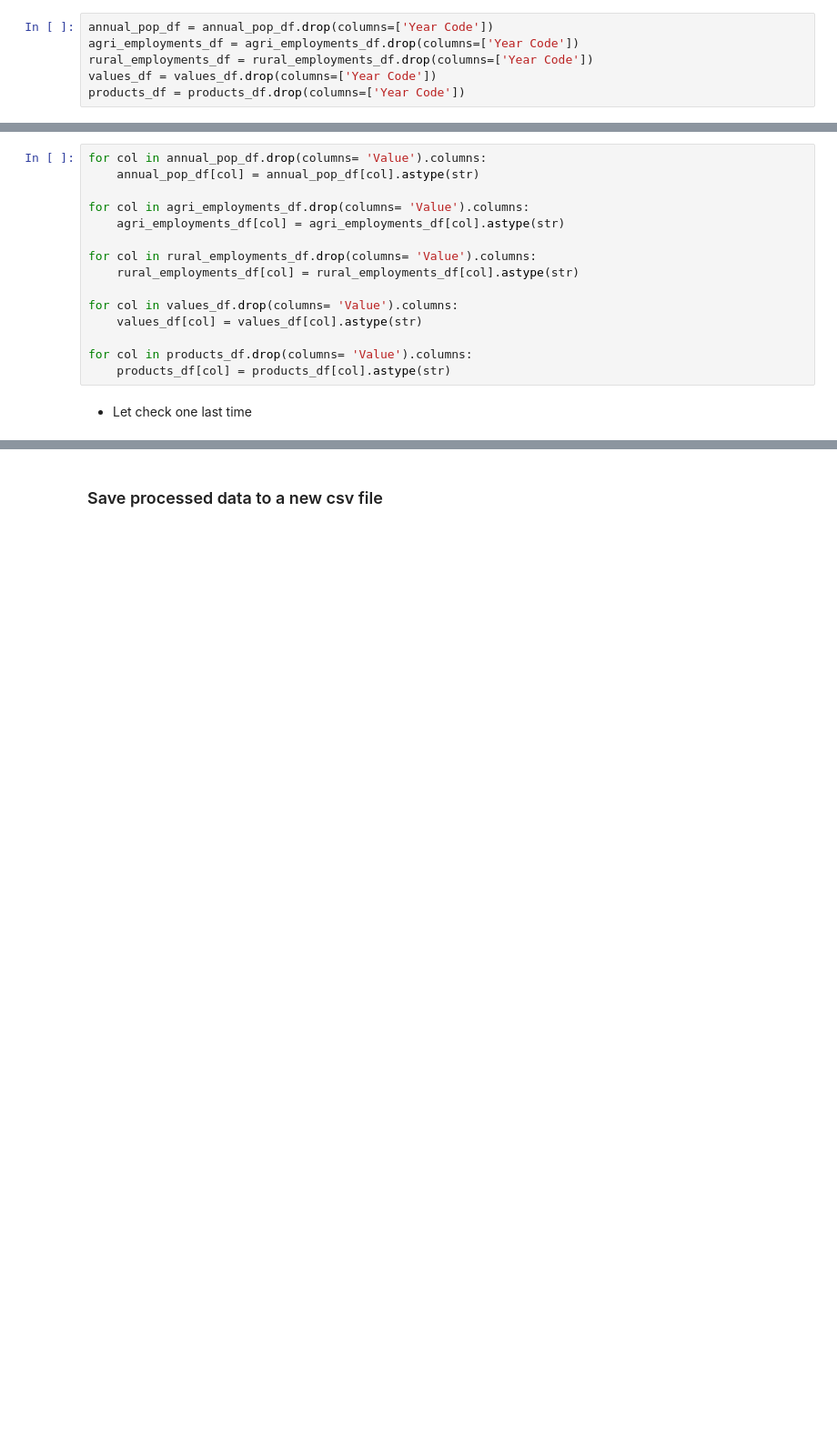
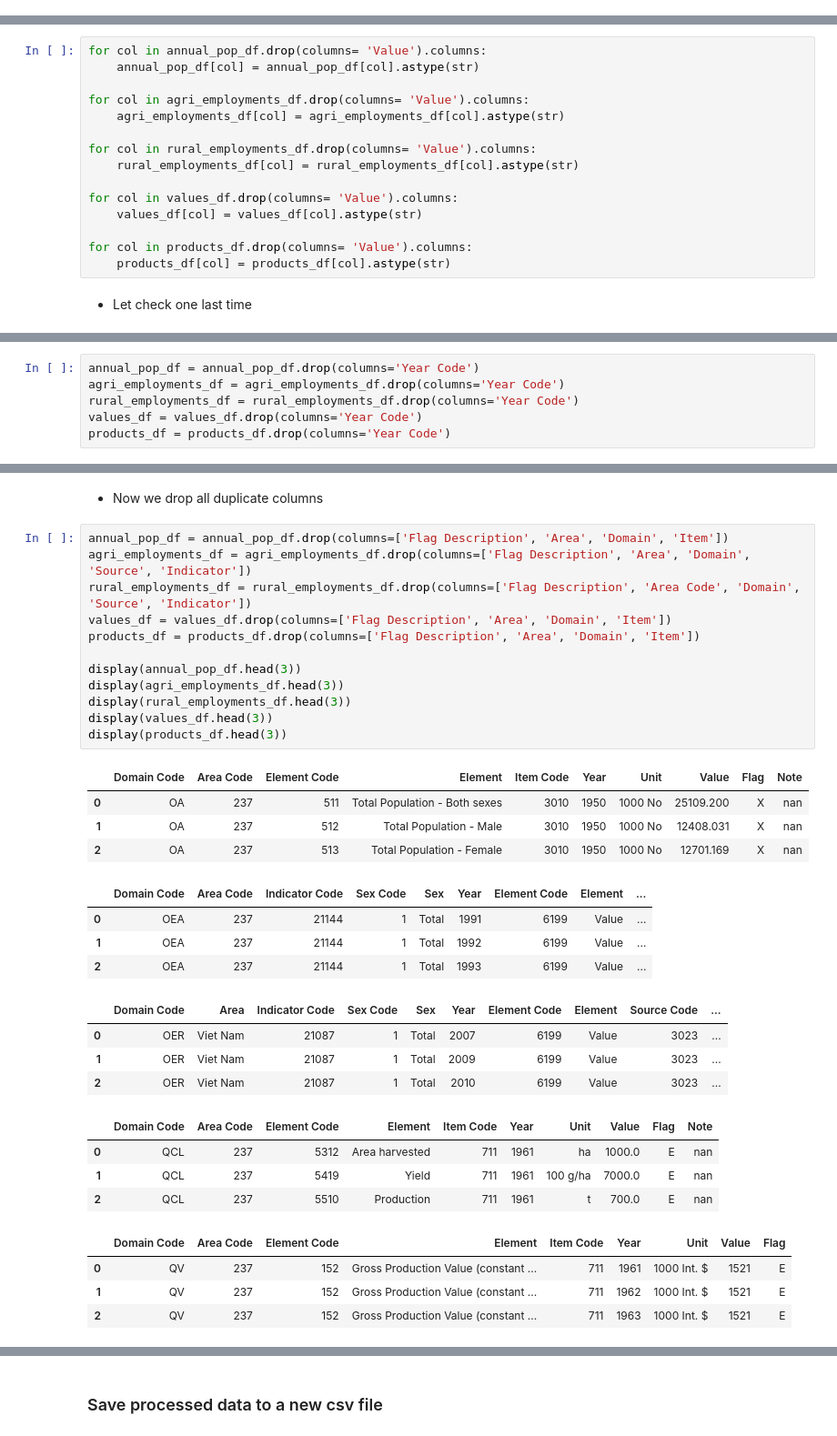
Before and after one commit to DunQua/-Intro2DS-Final-Seminar, a Jupyter notebook: source_code/02_preprocess_data.ipynb, the cells around one changed output, grey strips where cells are left out. Shown at 91% size. Saved outputs shown, nothing was run; the diff lists cells and outputs as text; blank space fills up the shorter version.

```diff
--- a/source_code/02_preprocess_data.ipynb
+++ b/source_code/02_preprocess_data.ipynb
@@ -45,6 +41,0 @@ display(products_df.head(3))
-# %%
-annual_pop_df = annual_pop_df.drop(columns=['Year Code'])
-agri_employments_df = agri_employments_df.drop(columns=['Year Code'])
-rural_employments_df = rural_employments_df.drop(columns=['Year Code'])
-values_df = values_df.drop(columns=['Year Code'])
-products_df = products_df.drop(columns=['Year Code'])
@@ -152,0 +230,6 @@ memory usage: 1.4+ MB
+# %%
+annual_pop_df = annual_pop_df.drop(columns='Year Code')
+agri_employments_df = agri_employments_df.drop(columns='Year Code')
+rural_employments_df = rural_employments_df.drop(columns='Year Code')
+values_df = values_df.drop(columns='Year Code')
+products_df = products_df.drop(columns='Year Code')
@@ -152,0 +282,35 @@ memory usage: 1.4+ MB
+# %% [markdown]
+-   Now we drop all duplicate columns
+# %%
+annual_pop_df = annual_pop_df.drop(columns=['Flag Description', 'Area', 'Domain', 'Item'])
+agri_employments_df = agri_employments_df.drop(columns=['Flag Description', 'Area', 'Domain', 'Source', 'Indicator'])
+rural_employments_df = rural_employments_df.drop(columns=['Flag Description', 'Area Code', 'Domain', 'Source', 'Indicator'])
+values_df = values_df.drop(columns=['Flag Description', 'Area', 'Domain', 'Item'])
+products_df = products_df.drop(columns=['Flag Description', 'Area', 'Domain', 'Item'])
+
+display(annual_pop_df.head(3))
+display(agri_employments_df.head(3))
+display(rural_employments_df.head(3))
+display(values_df.head(3))
+display(products_df.head(3))
+# %% [output]
+|  | Domain Code | Area Code | Element Code | Element | Item Code | Year | Unit | Value | Flag | Note |
+| 0 | OA | 237 | 511 | Total Population - Both sexes | 3010 | 1950 | 1000 No | 25109.200 | X | nan |
+| 1 | OA | 237 | 512 | Total Population - Male | 3010 | 1950 | 1000 No | 12408.031 | X | nan |
+| 2 | OA | 237 | 513 | Total Population - Female | 3010 | 1950 | 1000 No | 12701.169 | X | nan |
+|  | Domain Code | Area Code | Indicator Code | Sex Code | Sex | Year | Element Code | Element | ... |
+| 0 | OEA | 237 | 21144 | 1 | Total | 1991 | 6199 | Value | ... |
+| 1 | OEA | 237 | 21144 | 1 | Total | 1992 | 6199 | Value | ... |
+| 2 | OEA | 237 | 21144 | 1 | Total | 1993 | 6199 | Value | ... |
+|  | Domain Code | Area | Indicator Code | Sex Code | Sex | Year | Element Code | Element | Source Code | ... |
+| 0 | OER | Viet Nam | 21087 | 1 | Total | 2007 | 6199 | Value | 3023 | ... |
+| 1 | OER | Viet Nam | 21087 | 1 | Total | 2009 | 6199 | Value | 3023 | ... |
+| 2 | OER | Viet Nam | 21087 | 1 | Total | 2010 | 6199 | Value | 3023 | ... |
+|  | Domain Code | Area Code | Element Code | Element | Item Code | Year | Unit | Value | Flag | Note |
+| 0 | QCL | 237 | 5312 | Area harvested | 711 | 1961 | ha | 1000.0 | E | nan |
+| 1 | QCL | 237 | 5419 | Yield | 711 | 1961 | 100 g/ha | 7000.0 | E | nan |
+| 2 | QCL | 237 | 5510 | Production | 711 | 1961 | t | 700.0 | E | nan |
+|  | Domain Code | Area Code | Element Code | Element | Item Code | Year | Unit | Value | Flag |
+| 0 | QV | 237 | 152 | Gross Production Value (constant ... | 711 | 1961 | 1000 Int. $ | 1521 | E |
+| 1 | QV | 237 | 152 | Gross Production Value (constant ... | 711 | 1962 | 1000 Int. $ | 1521 | E |
+| 2 | QV | 237 | 152 | Gross Production Value (constant ... | 711 | 1963 | 1000 Int. $ | 1521 | E |
```
Also changed, not shown: parts of 24 cells of this notebook, 14 other files.
